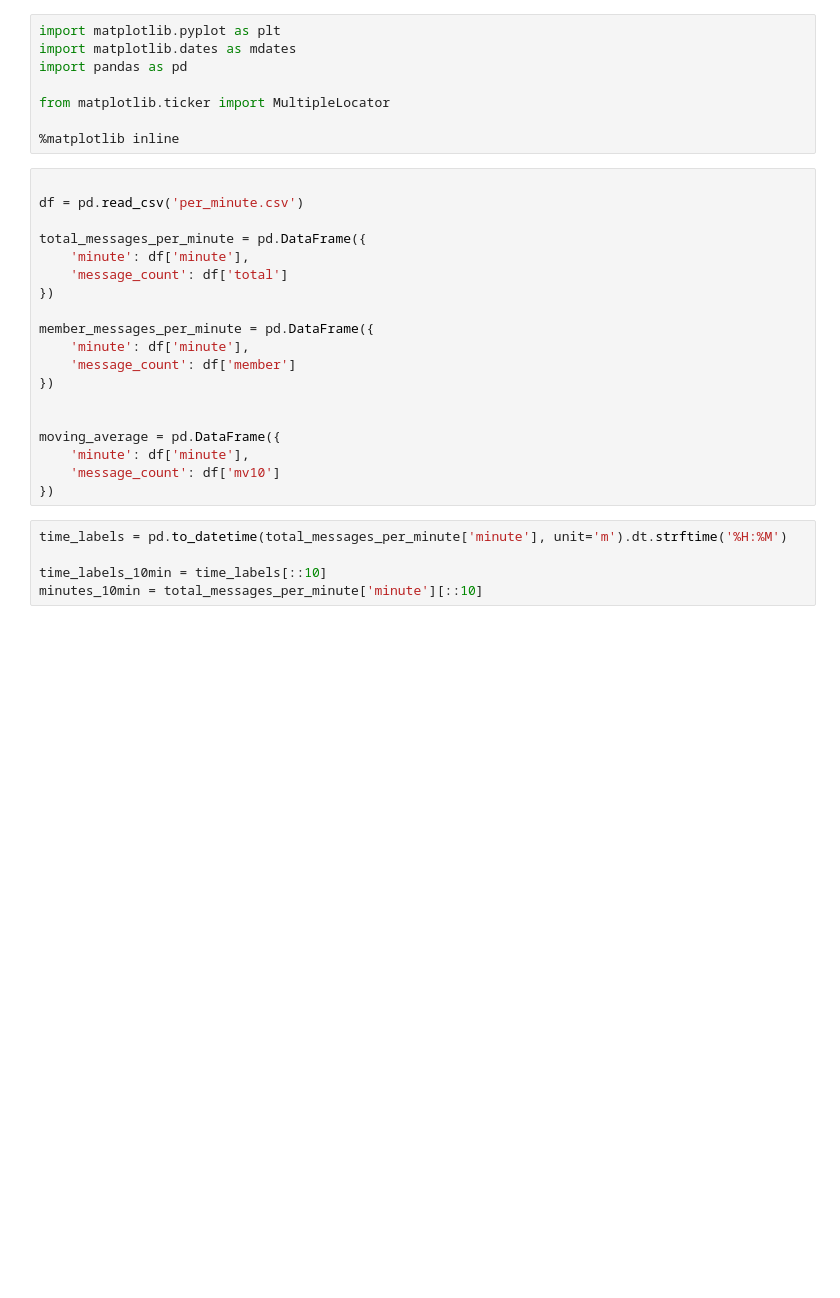
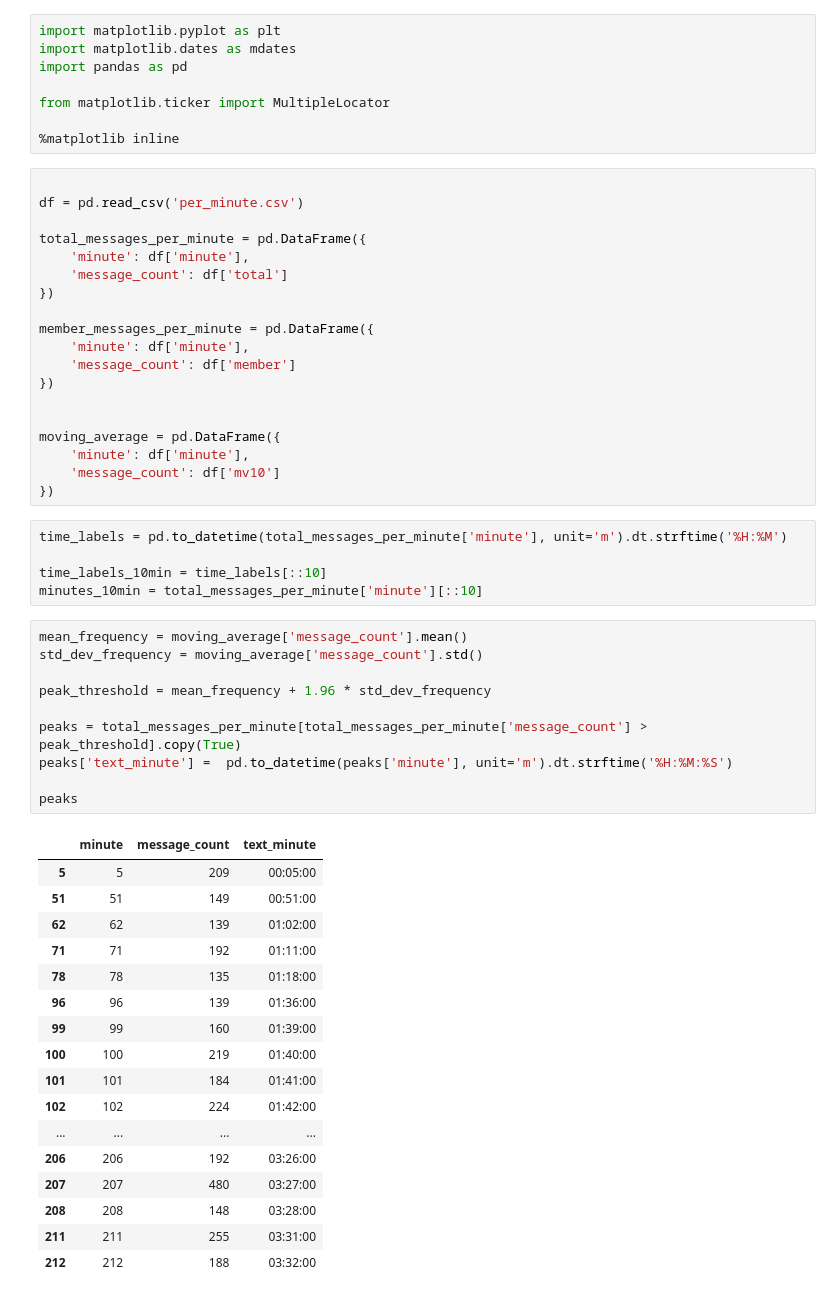
Before and after one commit to shadowkai0121/StreamResearch, a Jupyter notebook: per_minute_line.ipynb, the cells around one changed output. Saved outputs shown, nothing was run; the diff lists cells and outputs as text; blank space fills up the shorter version.

```diff
--- a/per_minute_line.ipynb
+++ b/per_minute_line.ipynb
@@ -30,3 +30,31 @@ time_labels = pd.to_datetime(total_messages_per_minute['minute'], unit='m').dt.s
 
 time_labels_10min = time_labels[::10]
 minutes_10min = total_messages_per_minute['minute'][::10]
+# %%
+mean_frequency = moving_average['message_count'].mean()
+std_dev_frequency = moving_average['message_count'].std()
+
+peak_threshold = mean_frequency + 1.96 * std_dev_frequency
+
+peaks = total_messages_per_minute[total_messages_per_minute['message_count'] > peak_threshold].copy(True)
+peaks['text_minute'] =  pd.to_datetime(peaks['minute'], unit='m').dt.strftime('%H:%M:%S')
+
+peaks
+# %% [output]
+|  | minute | message_count | text_minute |
+| 5 | 5 | 209 | 00:05:00 |
+| 51 | 51 | 149 | 00:51:00 |
+| 62 | 62 | 139 | 01:02:00 |
+| 71 | 71 | 192 | 01:11:00 |
+| 78 | 78 | 135 | 01:18:00 |
+| 96 | 96 | 139 | 01:36:00 |
+| 99 | 99 | 160 | 01:39:00 |
+| 100 | 100 | 219 | 01:40:00 |
+| 101 | 101 | 184 | 01:41:00 |
+| 102 | 102 | 224 | 01:42:00 |
+| ... | ... | ... | ... |
+| 206 | 206 | 192 | 03:26:00 |
+| 207 | 207 | 480 | 03:27:00 |
+| 208 | 208 | 148 | 03:28:00 |
+| 211 | 211 | 255 | 03:31:00 |
+| 212 | 212 | 188 | 03:32:00 |
```
Also changed, not shown: parts of 3 cells of this notebook.
